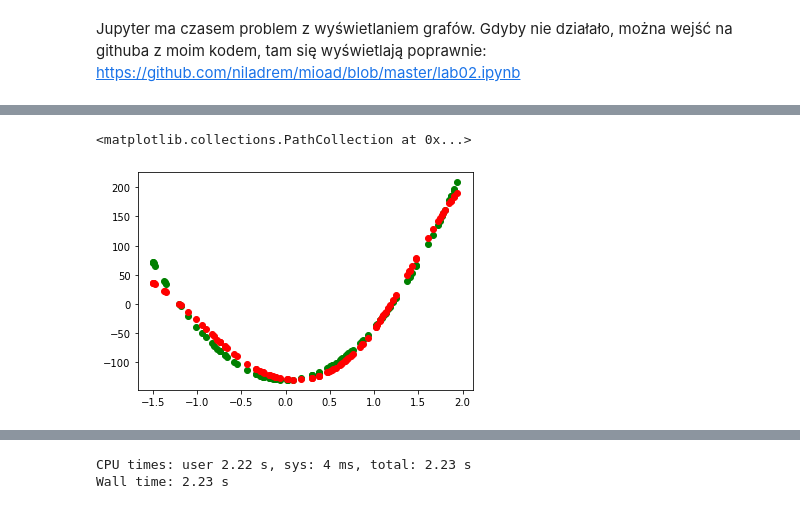
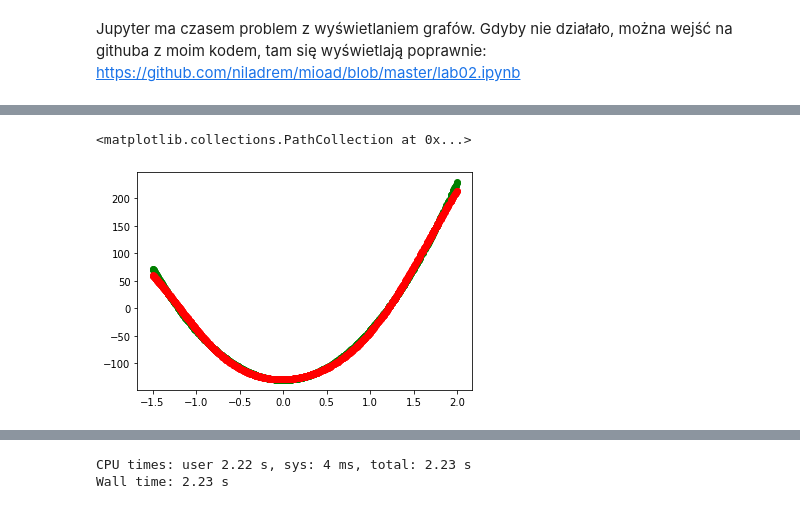
Before and after one commit to niladrem/mioad, a Jupyter notebook: lab03.ipynb, the cells around one changed output, grey strips where cells are left out. Drawn from its saved outputs; the diff is of its cells as text; code cells hidden in the pictures.

Commit message:
rmsprop

```diff
--- a/lab03.ipynb
+++ b/lab03.ipynb
@@ -20,6 +20,7 @@ class Neuron(ABC):
         self.error = 0
         self.input = 0
         self.momentum = [0 for i in range(len(weights))]
+        self.grads_squared = [0 for i in range(len(weights))]
         self.inputs = []
         if len(weights) < 2:
             logging.warning("Less than 2 weights. Are you sure?")
@@ -250,13 +251,16 @@ class Network:
                     for k in range(len(neuron.weights)):
                         neuron.deltas[k] += neuron.current_delta * neuron.inputs[k]
 
-    def update_weights(self, l_rate, size, momentum=False, m_lambda=0.1):
+    def update_weights(self, l_rate, size, momentum=False, m_lambda=0.1, rmsprop=False, rms_beta=0.9):
         for layer in self.layers:
             for neuron in layer.neurons:
                 for i in range(len(neuron.weights)):
                     if momentum:
                         neuron.momentum[i] = neuron.momentum[i] * m_lambda + neuron.deltas[i] / size
                         neuron.weights[i] += neuron.momentum[i] * l_rate
+                    elif rmsprop:
+                        neuron.grads_squared[i] = rms_beta * neuron.grads_squared[i] + (1.0 - rms_beta) * (neuron.deltas[i] / size) ** 2
+                        neuron.weights[i] += l_rate * (neuron.deltas[i] / size) / math.sqrt(neuron.grads_squared[i])
                     else:
                         neuron.weights[i] += neuron.deltas[i] * l_rate / size
 
@@ -268,7 +272,8 @@ class Network:
                 neuron.deltas = [0 for i in range(len(neuron.weights))]
 
     def train_network(self, train_data: list, train_y: list, l_rate=1e-3, n_epoch=5, batch_size=None,
-                     momentum=False, m_lambda=0.1) -> None:
+                     momentum=False, m_lambda=0.1, rmsprop=False, rms_beta=0.9) -> None:
+        errors = []
         y_std = train_y
         if self.norm:
             self.s = StandardScaler()
@@ -276,20 +281,21 @@ class Network:
         joined = [(train_data[i], y_std[i]) for i in range(len(train_y))]
         a = self.draw("null")
         for epoch in range(n_epoch):
+            sum_error = 0
             batches = Network.batch_partition(joined, batch_size) if batch_size else [joined]
             for batch_idx, batch in enumerate(batches):
-                sum_error = 0
                 self.clean_params()
                 for i, row in enumerate(batch):
                     x, expected = row
                     outputs = self.forward([row])
                     sum_error += sum([(expected[i]-outputs[0][i])**2 for i in range(len(expected))])
                     self.backward_propagate_error(expected, l_rate)
-                self.update_weights(l_rate, len(batch), momentum, m_lambda)
+                self.update_weights(l_rate, len(batch), momentum, m_lambda, rmsprop, rms_beta)
             if epoch % 100 == 99:
                 a = self.draw(str(epoch), a)
+            errors.append(sum_error)
 #             print('>epoch=%d, lrate=%.3f, error=%.3f' % (epoch, l_rate, sum_error))
-        return a
+        return (a, errors)
 
 
 # tests
@@ -311,3 +317,3 @@ Jupyter ma czasem problem z wyświetlaniem grafów. Gdyby nie działało, można
 # %%
-train_df = pd.read_csv('./mio1/regression/square-simple-training.csv', index_col=0)
-test_df = pd.read_csv('./mio1/regression/square-simple-test.csv', index_col=0)
+train_df = pd.read_csv('./mio1/regression/square-large-training.csv', index_col=0)
+test_df = pd.read_csv('./mio1/regression/square-large-test.csv', index_col=0)
@@ -316,10 +335,10 @@ test_df = pd.read_csv('./mio1/regression/square-simple-test.csv', index_col=0)
 # %%
 %%time
 np.random.seed(2137) # seed ustawiony na sztywno, by zawsze dostawać te same wyniki
-mlp = Network(["sigmoid", "linear"], [1,4,1], gen_type="0|1")
-g = mlp.train_network(np.expand_dims(train_df['x'], 1), np.expand_dims(train_df['y'], 1), n_epoch=300, l_rate=0.5, momentum=True, m_lambda=0.5)
+momentum_mlp = Network(["sigmoid", "linear"], [1,4,1], gen_type="0|1", norm=True)
+_, momentum_err = momentum_mlp.train_network(np.expand_dims(train_df['x'], 1), np.expand_dims(train_df['y'], 1), n_epoch=50, l_rate=0.5, momentum=True, batch_size=32)
 
-y_pred = mlp.predict(np.expand_dims(train_df['x'], 1))
+y_pred = momentum_mlp.predict(np.expand_dims(train_df['x'], 1))
 y_pred = np.squeeze(y_pred)
 plt.scatter(train_df['x'], train_df['y'], color='green')
 plt.scatter(train_df['x'], y_pred, color='red')
@@ -329,2 +348,2 @@ Wall time: 2.02 s
 <matplotlib.collections.PathCollection at 0x...>
-[figure, old version]
+[figure, new version]
```
Also changed, not shown: parts of 17 cells of this notebook.
